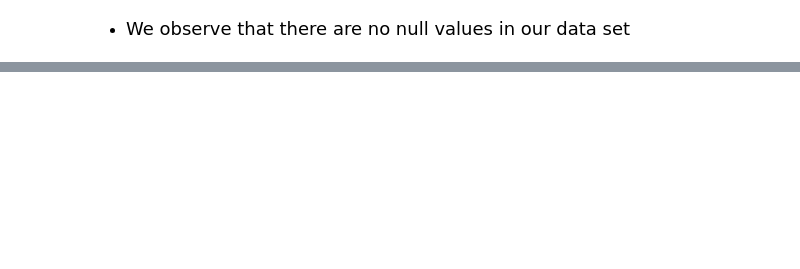
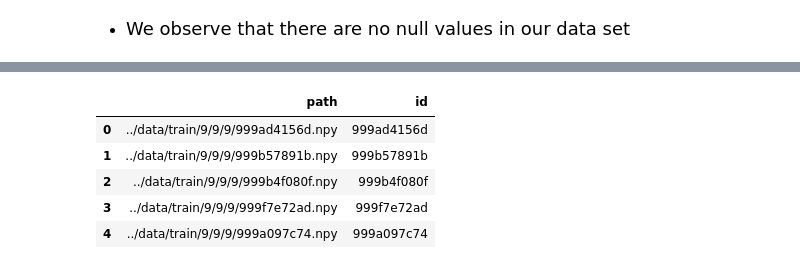
Before and after one commit to RobinRosculete/Gravitational-Wave-Detection, a Jupyter notebook: notebooks/GWDataPreprocessing.ipynb, the cells around one changed output, grey strips where cells are left out. Drawn from its saved outputs; the diff is of its cells as text; code cells hidden in the pictures; blank space fills up the shorter version.

```diff
--- a/notebooks/GWDataPreprocessing.ipynb
+++ b/notebooks/GWDataPreprocessing.ipynb
@@ -210,0 +278,11 @@ training_labels.isnull().sum()
+# %%
+# Extracting the IDs from the file paths
+path_df['id'] = path_df['path'].apply(lambda x: x.split('/')[-1].replace(".npy",""))
+path_df.head()
+# %% [output]
+|  | path | id |
+| 0 | ../data/train/9/9/9/999ad4156d.npy | 999ad4156d |
+| 1 | ../data/train/9/9/9/999b57891b.npy | 999b57891b |
+| 2 | ../data/train/9/9/9/999b4f080f.npy | 999b4f080f |
+| 3 | ../data/train/9/9/9/999f7e72ad.npy | 999f7e72ad |
+| 4 | ../data/train/9/9/9/999a097c74.npy | 999a097c74 |
```
Also changed, not shown: parts of 30 cells of this notebook, 2 other files.
